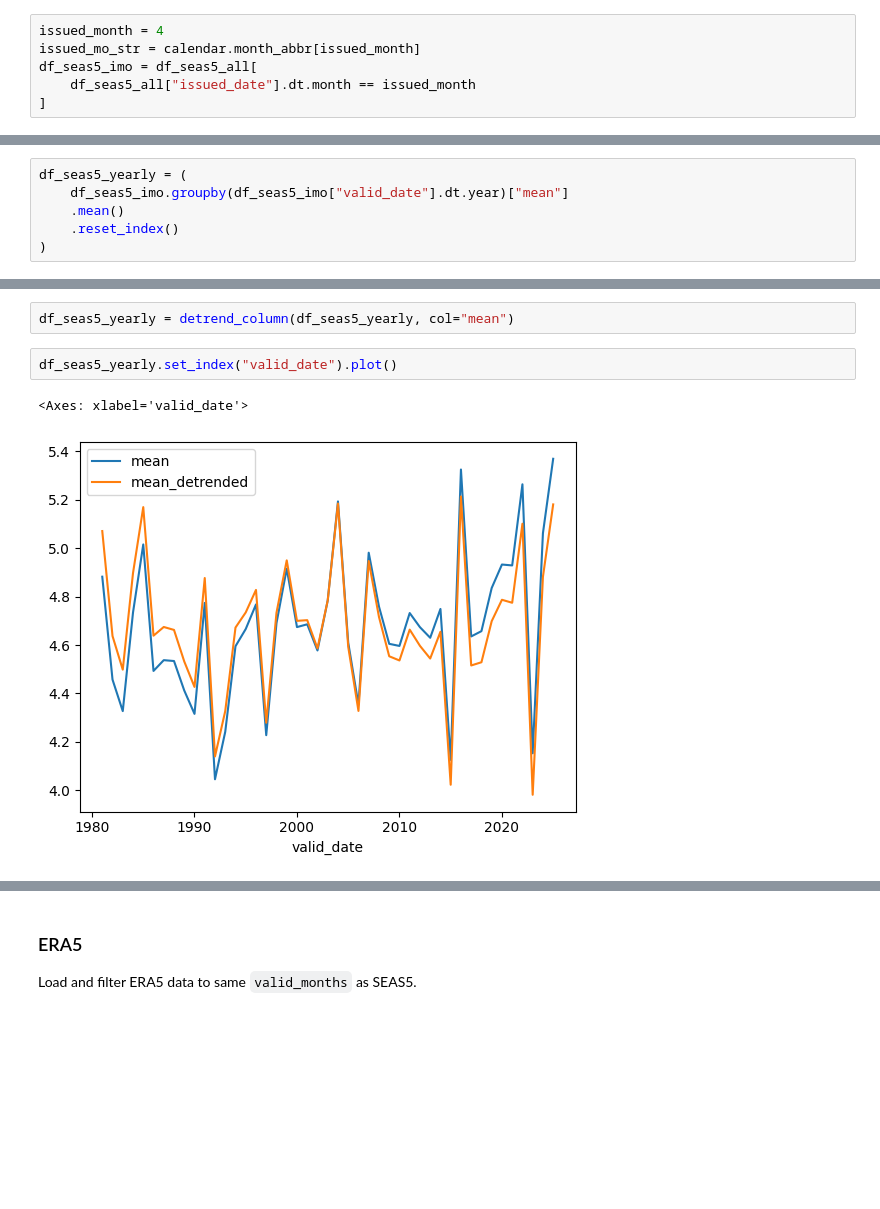
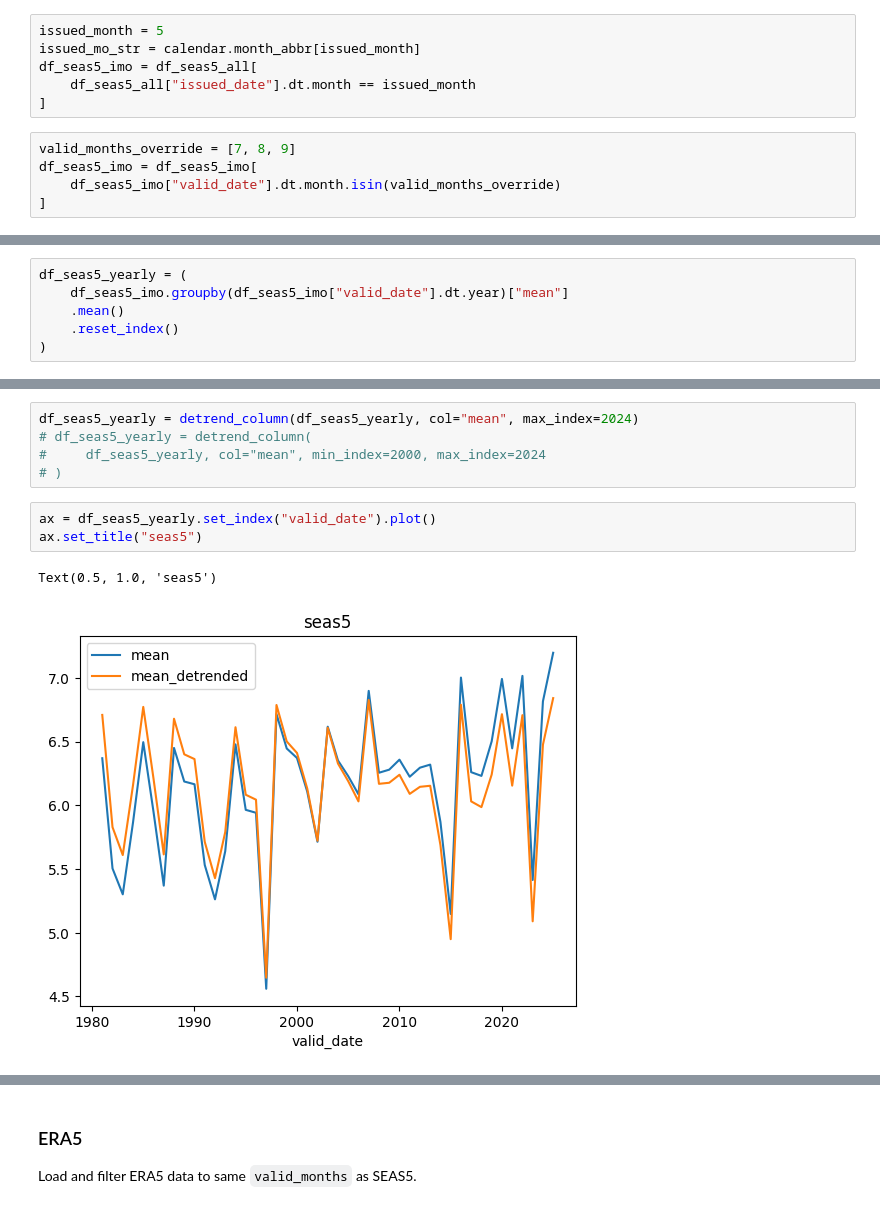
Before and after one commit to OCHA-DAP/ds-aa-ssd-flooding, a Jupyter notebook: exploration/impact_comparison.ipynb, the cells around one changed output, grey strips where cells are left out. Drawn from its saved outputs; the diff is of its cells as text; blank space fills up the shorter version.

Commit message:
detrending

```diff
--- a/exploration/impact_comparison.ipynb
+++ b/exploration/impact_comparison.ipynb
@@ -92,11 +107,16 @@ Load and filter SEAS5 data to specific `issued_month`.
 # %%
 df_seas5_all = seas5.load_seas5(pcode=pcode)
 # %%
-issued_month = 4
+issued_month = 5
 issued_mo_str = calendar.month_abbr[issued_month]
 df_seas5_imo = df_seas5_all[
     df_seas5_all["issued_date"].dt.month == issued_month
 ]
+# %%
+valid_months_override = [7, 8, 9]
+df_seas5_imo = df_seas5_imo[
+    df_seas5_imo["valid_date"].dt.month.isin(valid_months_override)
+]
 # %%
 valid_months = sorted(df_seas5_imo["valid_date"].dt.month.unique())
 valid_mo_str = "".join([calendar.month_abbr[x][0] for x in valid_months])
@@ -150,10 +132,14 @@ def detrend_column(
 # %%
-df_seas5_yearly = detrend_column(df_seas5_yearly, col="mean")
+df_seas5_yearly = detrend_column(df_seas5_yearly, col="mean", max_index=2024)
+# df_seas5_yearly = detrend_column(
+#     df_seas5_yearly, col="mean", min_index=2000, max_index=2024
+# )
 # %%
-df_seas5_yearly.set_index("valid_date").plot()
+ax = df_seas5_yearly.set_index("valid_date").plot()
+ax.set_title("seas5")
 # %% [output]
-<Axes: xlabel='valid_date'>
+Text(0.5, 1.0, 'seas5')
-[figure, old version]
+[figure, new version]
 # %%
 df_seas5_yearly
 # %% [output]
```
Also changed, not shown: parts of 39 cells of this notebook, 4 other files.
